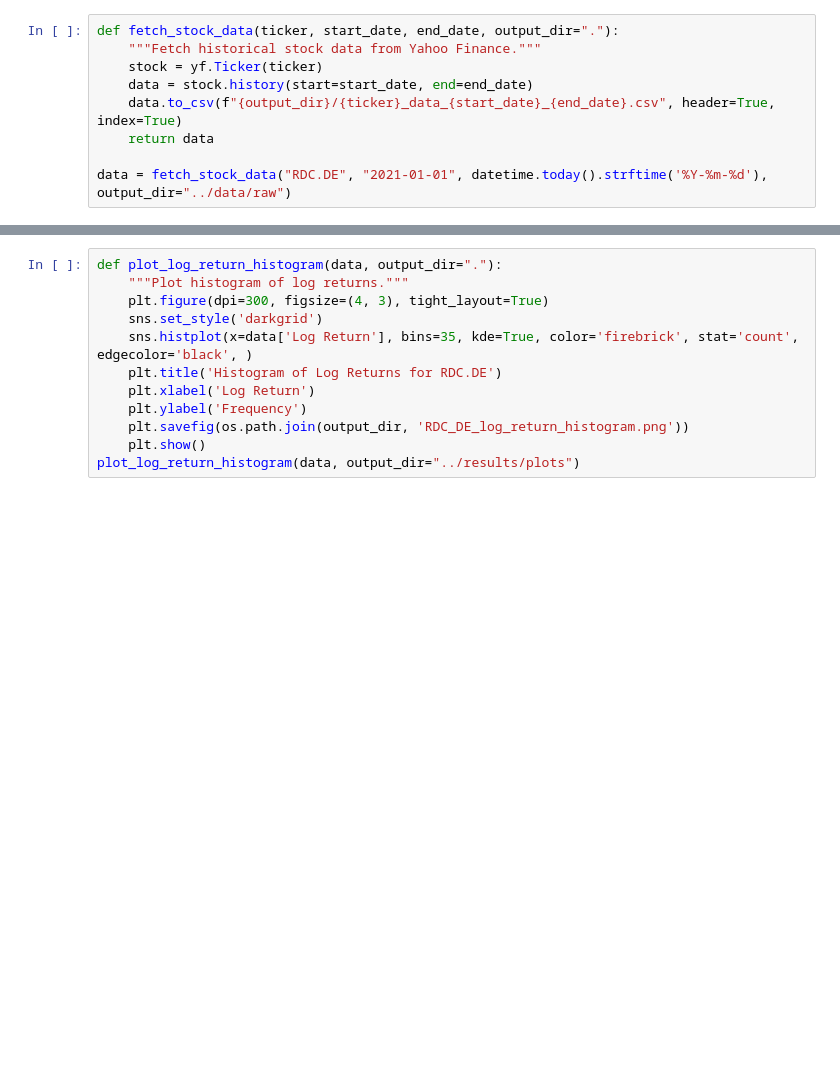
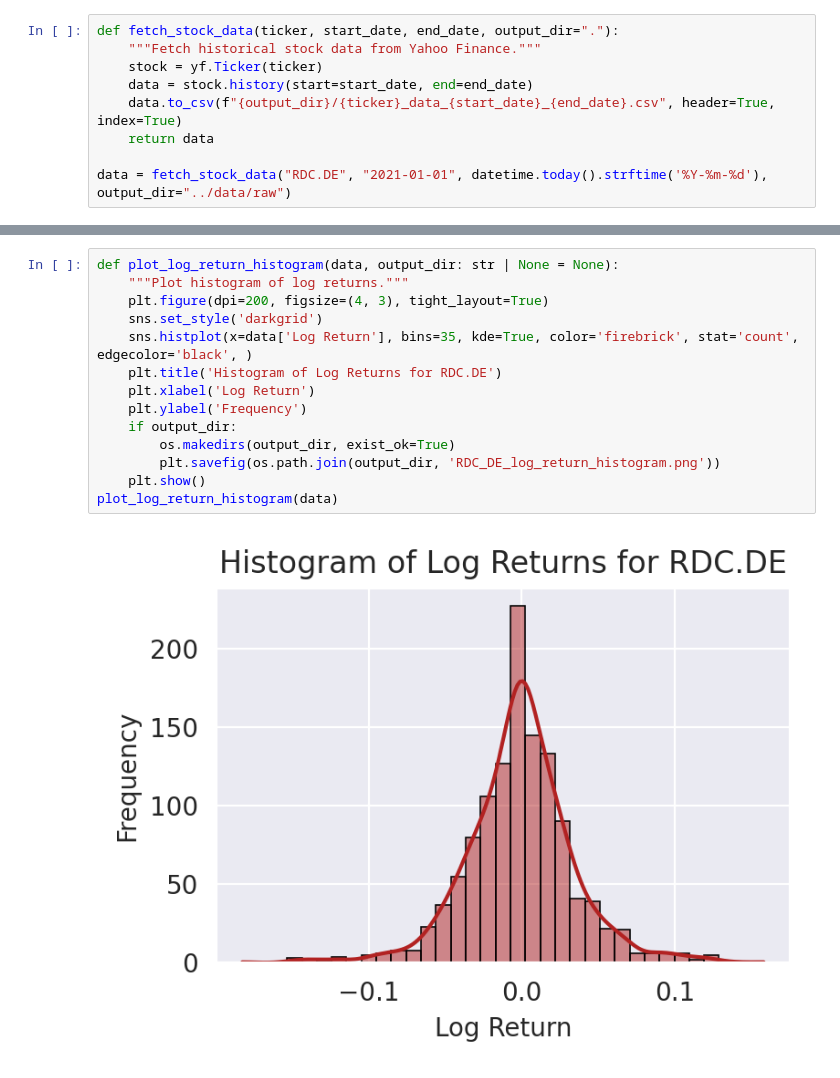
Before and after one commit to Orion-Pirku/Stock-Price-Analysis, a Jupyter notebook: notebooks/MC_RDC.ipynb, the cells around one changed output, grey strips where cells are left out. Saved outputs shown, nothing was run; the diff lists cells and outputs as text; blank space fills up the shorter version.

```diff
--- a/notebooks/MC_RDC.ipynb
+++ b/notebooks/MC_RDC.ipynb
@@ -27,12 +29,16 @@ data = calculate_log_returns(data)
 # %%
-def plot_log_return_histogram(data, output_dir="."):
+def plot_log_return_histogram(data, output_dir: str | None = None):
     """Plot histogram of log returns."""
-    plt.figure(dpi=300, figsize=(4, 3), tight_layout=True)
+    plt.figure(dpi=200, figsize=(4, 3), tight_layout=True)
     sns.set_style('darkgrid')
     sns.histplot(x=data['Log Return'], bins=35, kde=True, color='firebrick', stat='count', edgecolor='black', )
     plt.title('Histogram of Log Returns for RDC.DE')
     plt.xlabel('Log Return')
     plt.ylabel('Frequency')
-    plt.savefig(os.path.join(output_dir, 'RDC_DE_log_return_histogram.png'))
+    if output_dir:
+        os.makedirs(output_dir, exist_ok=True)
+        plt.savefig(os.path.join(output_dir, 'RDC_DE_log_return_histogram.png'))
     plt.show()
-plot_log_return_histogram(data, output_dir="../results/plots")
+plot_log_return_histogram(data)
+# %% [output]
+[figure, added]
```
Also changed, not shown: parts of 2 cells of this notebook.
